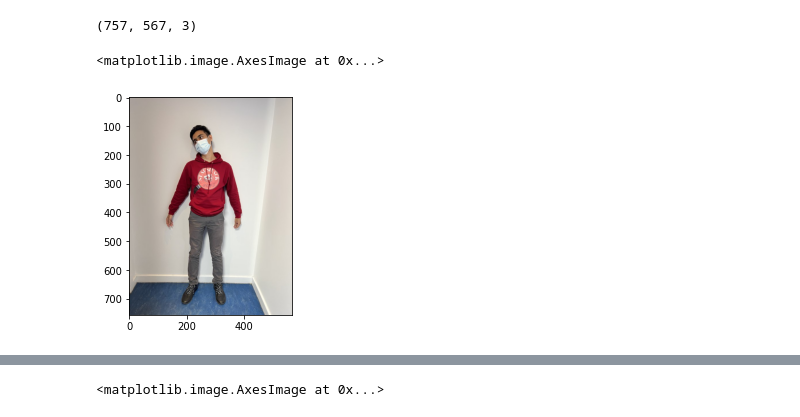
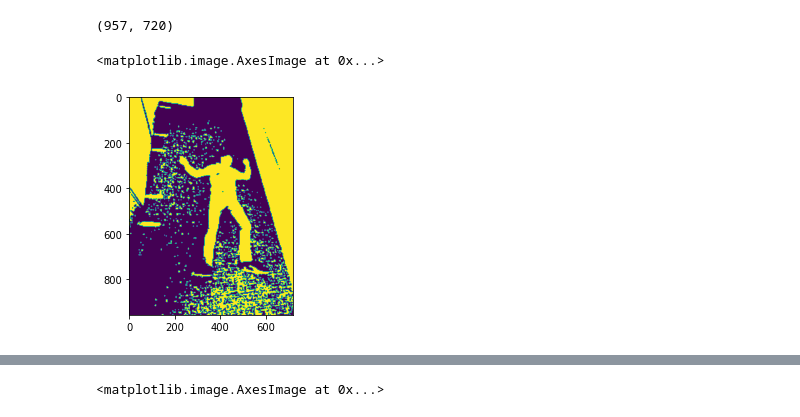
Before and after one commit to gojo5t5/mister-murdery, a Jupyter notebook: prac.ipynb, the cells around one changed output, grey strips where cells are left out. Saved outputs shown, nothing was run; the diff lists cells and outputs as text; code cells hidden in the pictures.

```diff
--- a/prac.ipynb
+++ b/prac.ipynb
@@ -6,13 +6,13 @@ import matplotlib.pyplot as plt
 %matplotlib inline
 from scipy import ndimage
 # %%
-image = plt.imread('paras-background.jpg')
+image = plt.imread('processing/gauss_processed.jpg')
 print(image.shape)
 plt.imshow(image)
 # %% [output]
-(757, 567, 3)
+(957, 720)
 <matplotlib.image.AxesImage at 0x...>
-[figure, old version]
+[figure, new version]
 # %%
 gray = rgb2gray(image)
 plt.imshow(gray, cmap='gray')
```
Also changed, not shown: parts of 15 cells of this notebook, 2 other files.
